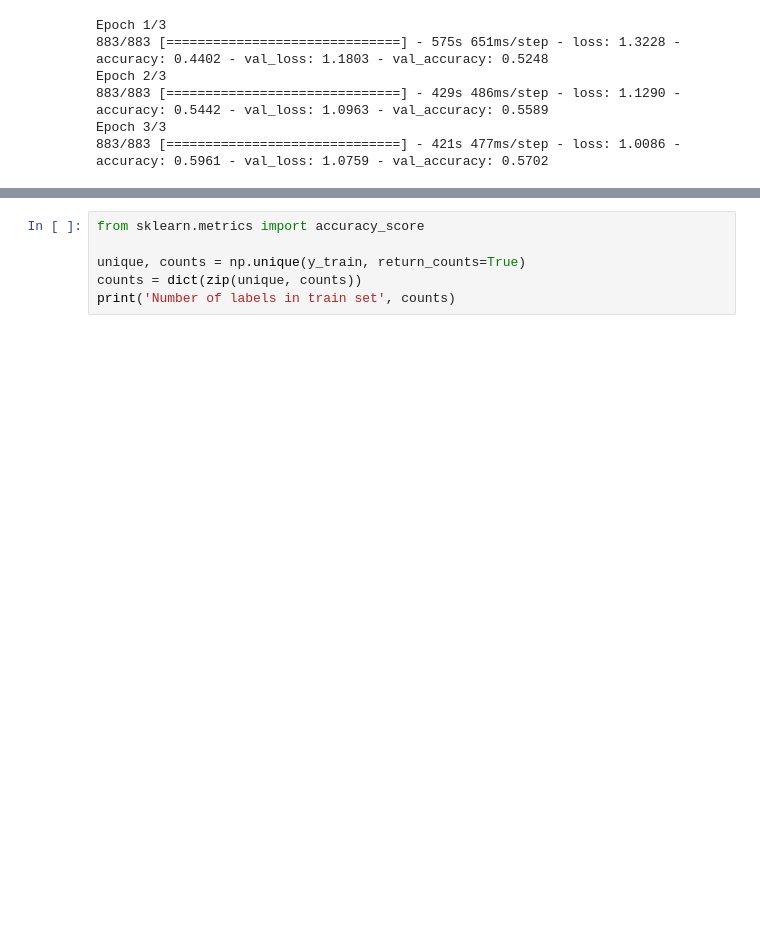
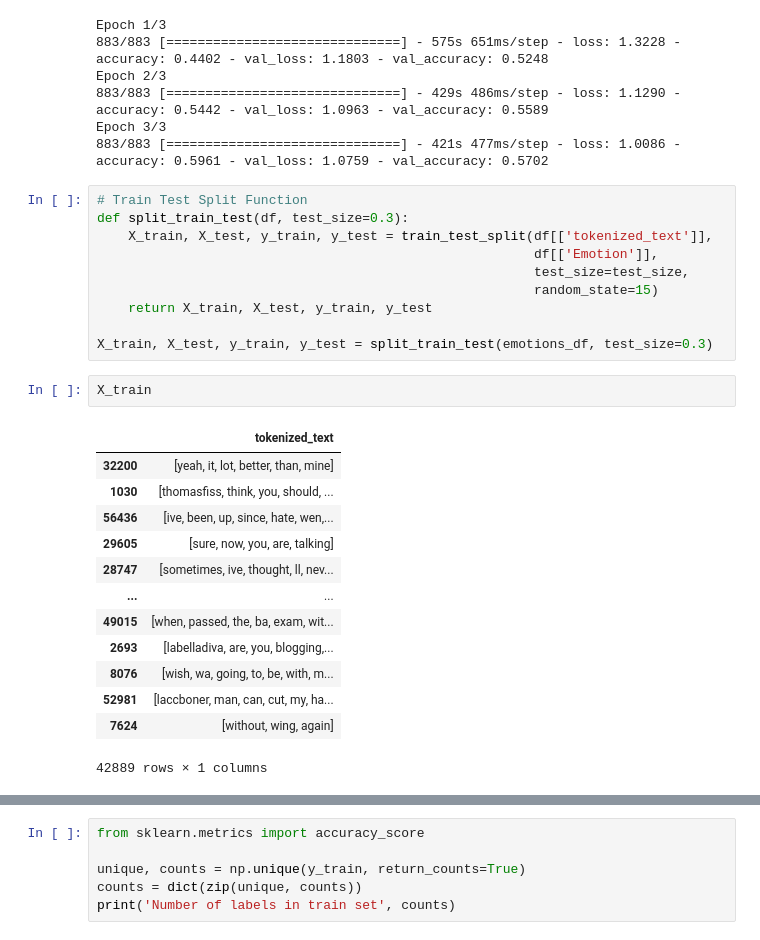
Before and after one commit to alanying/london-emotions, a Jupyter notebook: notebook/lmoberly1_DatasetExploration.ipynb, the cells around one changed output, grey strips where cells are left out. Drawn from its saved outputs; the diff is of its cells as text; blank space fills up the shorter version.

```diff
--- a/notebook/lmoberly1_DatasetExploration.ipynb
+++ b/notebook/lmoberly1_DatasetExploration.ipynb
@@ -287,6 +287,32 @@ Epoch 2/3
 883/883 [==============================] - 429s 486ms/step - loss: 1.1290 - accuracy: 0.5442 - val_loss: 1.0963 - val_accuracy: 0.5589
 Epoch 3/3
 883/883 [==============================] - 421s 477ms/step - loss: 1.0086 - accuracy: 0.5961 - val_loss: 1.0759 - val_accuracy: 0.5702
+# %%
+# Train Test Split Function
+def split_train_test(df, test_size=0.3):
+    X_train, X_test, y_train, y_test = train_test_split(df[['tokenized_text']],
+                                                        df[['Emotion']],
+                                                        test_size=test_size,
+                                                        random_state=15)
+    return X_train, X_test, y_train, y_test
+
+X_train, X_test, y_train, y_test = split_train_test(emotions_df, test_size=0.3)
+# %%
+X_train
+# %% [output]
+|  | tokenized_text |
+| 32200 | [yeah, it, lot, better, than, mine] |
+| 1030 | [thomasfiss, think, you, should, ... |
+| 56436 | [ive, been, up, since, hate, wen,... |
+| 29605 | [sure, now, you, are, talking] |
+| 28747 | [sometimes, ive, thought, ll, nev... |
+| ... | ... |
+| 49015 | [when, passed, the, ba, exam, wit... |
+| 2693 | [labelladiva, are, you, blogging,... |
+| 8076 | [wish, wa, going, to, be, with, m... |
+| 52981 | [laccboner, man, can, cut, my, ha... |
+| 7624 | [without, wing, again] |
+42889 rows × 1 columns
 # %%
 from gensim.models import Word2Vec
 import numpy as np
```
Also changed, not shown: parts of 17 cells of this notebook, 2 other files.
